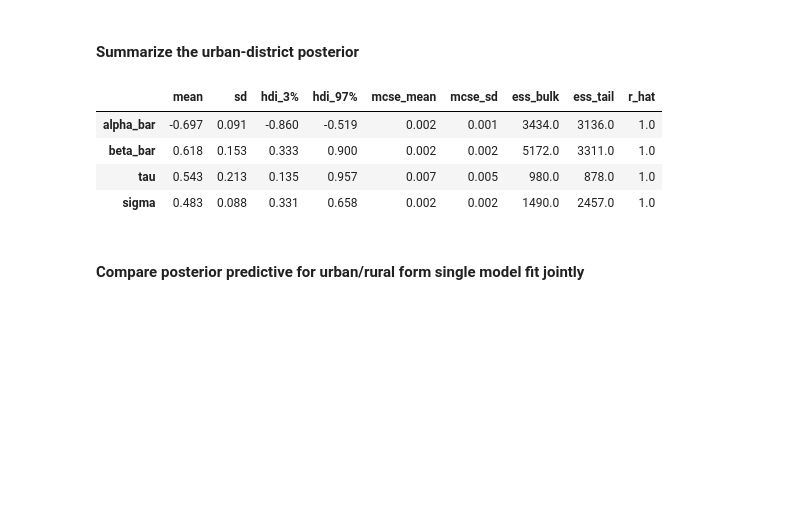
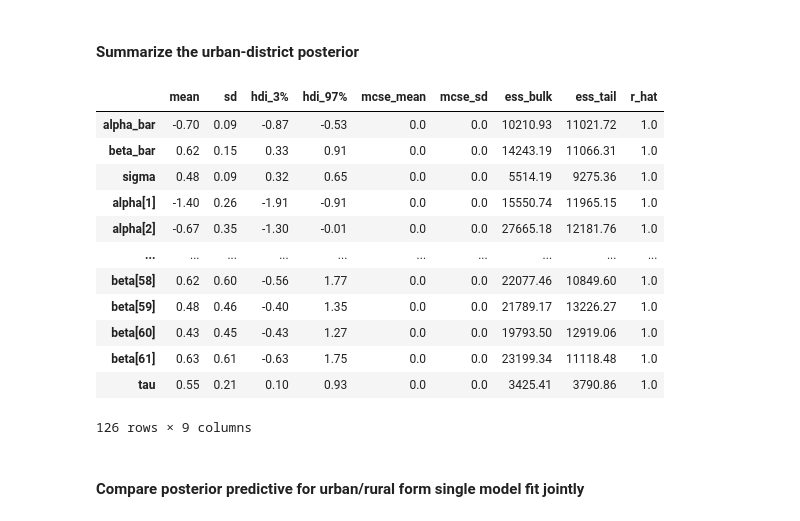
Before and after one commit to guillaumeberthon/StatRethink2023-PyMC5, a Jupyter notebook: Lecture 13 - Multilevel Adventures.ipynb, the cells around one changed output. Saved outputs shown, nothing was run; the diff lists cells and outputs as text; code cells hidden in the pictures; blank space fills up the shorter version.

```diff
--- a/Lecture 13 - Multilevel Adventures.ipynb
+++ b/Lecture 13 - Multilevel Adventures.ipynb
@@ -463,19 +466,19 @@ We use the non-centered prior version here -- details about non-centered will be
 # %%
-URBAN_CODED, URBAN = pd.factorize(FERTILITY.urban, sort=True)
-
-with pm.Model(coords={"district": DISTRICT}) as district_urban_model:
+with pm.Model(coords=coords) as district_urban_model:
 
     # Mutable data
-    urban = pm.MutableData("urban", URBAN_CODED)
+    urban = pm.MutableData("urban", URBAN_CODED, dims="obs_id")
+    district_idx = pm.Data("District_idx", DISTRICT_ID, dims="obs_id")
+    contraception = pm.Data("Contraception", USES_CONTRACEPTION, dims="obs_id")
 
-    # Priors
+    # Hyper Priors
     # District offset
     alpha_bar = pm.Normal("alpha_bar", 0, 1)  # the average district
     sigma = pm.Exponential('sigma', 1)  # variation amongst districts
 
     # Uncentered parameterization
     z_alpha = pm.Normal("z_alpha", 0, 1, dims='district')
-    alpha = alpha_bar + z_alpha * sigma
+    alpha = pm.Deterministic("alpha", alpha_bar + z_alpha * sigma, dims='district')
 
     # District / urban interaction
     beta_bar = pm.Normal("beta_bar", 0, 1)  # the average urban effect
@@ -483,15 +486,15 @@ with pm.Model(coords={"district": DISTRICT}) as district_urban_model:
 
     # Uncentered parameterization
     z_beta = pm.Normal("z_beta", 0, 1, dims='district')
-    beta = beta_bar + z_beta * tau
+    beta = pm.Deterministic("beta", beta_bar + z_beta * tau, dims='district')
 
-    # Recored p(contraceptive)
-    p_C = pm.Deterministic("p_C", pm.math.invlogit(alpha + beta))
-    p_C_urban = pm.Deterministic("p_C_urban", pm.math.invlogit(alpha + beta))
-    p_C_rural = pm.Deterministic("p_C_rural", pm.math.invlogit(alpha))
+    # District level  Recorded p(contraceptive)
+    p_C = pm.Deterministic("p_C", pm.math.invlogit(alpha + beta), dims="district")
+    p_C_urban = pm.Deterministic("p_C_urban", pm.math.invlogit(alpha + beta), dims="district")
+    p_C_rural = pm.Deterministic("p_C_rural", pm.math.invlogit(alpha), dims="district")
+
+    # observation link
+    p = pm.Deterministic("p", pm.math.invlogit(alpha[district_idx] + beta[district_idx] * urban), dims="obs_id")
 
     # Likelihood
-    p = pm.math.invlogit(alpha[DISTRICT_ID] + beta[DISTRICT_ID] * urban)
-    C = pm.Bernoulli("C", p=p, observed=USES_CONTRACEPTION)
-
-    district_urban_inference = pm.sample(target_accept=.95)
+    C = pm.Bernoulli("C", p=p, observed=contraception, dims="obs_id")
@@ -504,0 +505,7 @@ Sampling 4 chains for 1_000 tune and 1_000 draw iterations (4_000 + 4_000 draws
+# %%
+with district_urban_model:
+    district_urban_inference = pm.sample(tune=4000,
+                                         draws=4000,
+                                         chains=4,
+                                         nuts_sampler='numpyro',
+                                         target_accept=.9)
@@ -505,13 +531,23 @@ Sampling 4 chains for 1_000 tune and 1_000 draw iterations (4_000 + 4_000 draws
 # %% [markdown]
 #### Summarize the urban-district posterior
 # %%
-az.summary(district_urban_inference, var_names=['alpha_bar', 'beta_bar', 'tau', 'sigma'])
+az.summary(district_urban_inference,
+           var_names=['alpha_bar', 'beta_bar','sigma', 'alpha', 'beta', 'tau'],
+           round_to=2)
 # %% [output]
 |  | mean | sd | hdi_3% | hdi_97% | mcse_mean | mcse_sd | ess_bulk | ess_tail | r_hat |
-| alpha_bar | -0.697 | 0.091 | -0.860 | -0.519 | 0.002 | 0.001 | 3434.0 | 3136.0 | 1.0 |
-| beta_bar | 0.618 | 0.153 | 0.333 | 0.900 | 0.002 | 0.002 | 5172.0 | 3311.0 | 1.0 |
-| tau | 0.543 | 0.213 | 0.135 | 0.957 | 0.007 | 0.005 | 980.0 | 878.0 | 1.0 |
-| sigma | 0.483 | 0.088 | 0.331 | 0.658 | 0.002 | 0.002 | 1490.0 | 2457.0 | 1.0 |
+| alpha_bar | -0.70 | 0.09 | -0.87 | -0.53 | 0.0 | 0.0 | 10210.93 | 11021.72 | 1.0 |
+| beta_bar | 0.62 | 0.15 | 0.33 | 0.91 | 0.0 | 0.0 | 14243.19 | 11066.31 | 1.0 |
+| sigma | 0.48 | 0.09 | 0.32 | 0.65 | 0.0 | 0.0 | 5514.19 | 9275.36 | 1.0 |
+| alpha[1] | -1.40 | 0.26 | -1.91 | -0.91 | 0.0 | 0.0 | 15550.74 | 11965.15 | 1.0 |
+| alpha[2] | -0.67 | 0.35 | -1.30 | -0.01 | 0.0 | 0.0 | 27665.18 | 12181.76 | 1.0 |
+| ... | ... | ... | ... | ... | ... | ... | ... | ... | ... |
+| beta[58] | 0.62 | 0.60 | -0.56 | 1.77 | 0.0 | 0.0 | 22077.46 | 10849.60 | 1.0 |
+| beta[59] | 0.48 | 0.46 | -0.40 | 1.35 | 0.0 | 0.0 | 21789.17 | 13226.27 | 1.0 |
+| beta[60] | 0.43 | 0.45 | -0.43 | 1.27 | 0.0 | 0.0 | 19793.50 | 12919.06 | 1.0 |
+| beta[61] | 0.63 | 0.61 | -0.63 | 1.75 | 0.0 | 0.0 | 23199.34 | 11118.48 | 1.0 |
+| tau | 0.55 | 0.21 | 0.10 | 0.93 | 0.0 | 0.0 | 3425.41 | 3790.86 | 1.0 |
+126 rows × 9 columns
 # %% [markdown]
 #### Compare posterior predictive for urban/rural form single model fit jointly
 # %%
```
Also changed, not shown: parts of 13 cells of this notebook, 2 other files.
